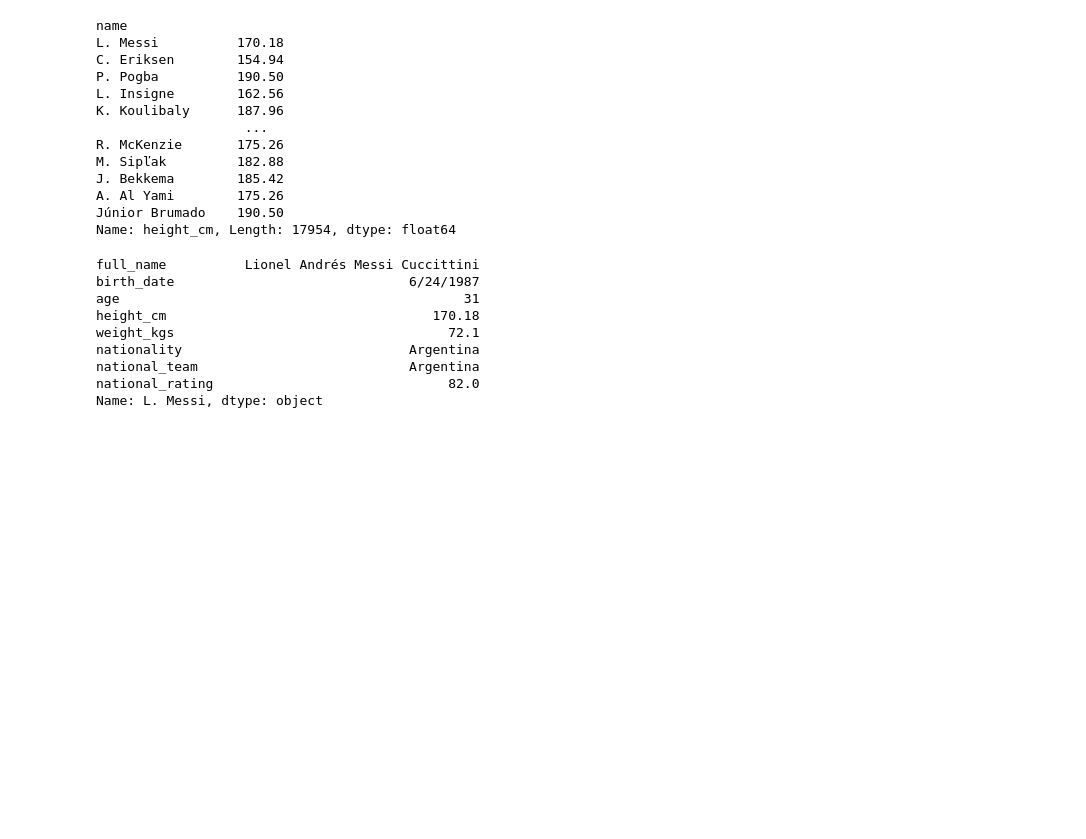
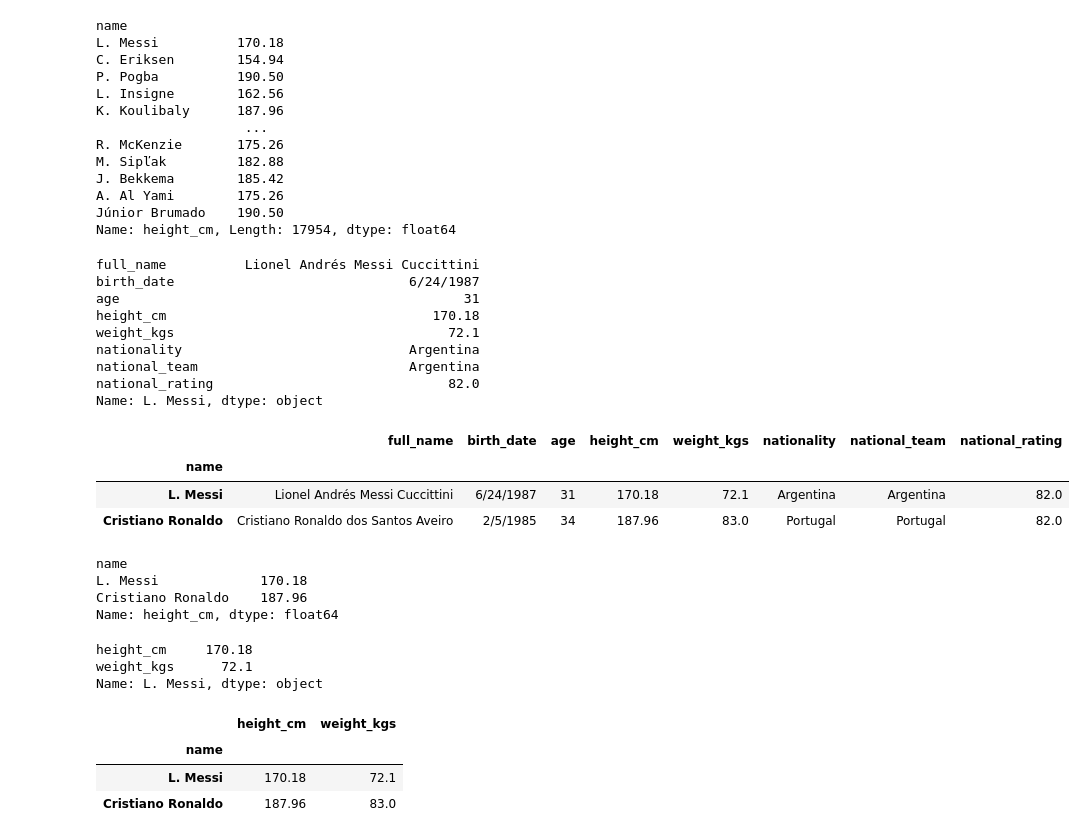
Before and after one commit to DiilaNa/Data_Science_with-Pandas, a Jupyter notebook: Project-1/DataExtractionWithPandas.ipynb, the cells around one changed output. Saved outputs shown, nothing was run; the diff lists cells and outputs as text; code cells hidden in the pictures; blank space fills up the shorter version.

Commit message:
# selecting with a list of values

```diff
--- a/Project-1/DataExtractionWithPandas.ipynb
+++ b/Project-1/DataExtractionWithPandas.ipynb
@@ -128,3 +128,36 @@ nationality                             Argentina
 national_team                           Argentina
 national_rating                              82.0
 Name: L. Messi, dtype: object
+# %%
+# selecting with a list of values
+
+# get all data about messi and ronaldo
+df_players.loc[['L. Messi','Cristiano Ronaldo']]
+# %% [output]
+|  | full_name | birth_date | age | height_cm | weight_kgs | nationality | national_team | national_rating |
+| name |  |  |  |  |  |  |  |  |
+| L. Messi | Lionel Andrés Messi Cuccittini | 6/24/1987 | 31 | 170.18 | 72.1 | Argentina | Argentina | 82.0 |
+| Cristiano Ronaldo | Cristiano Ronaldo dos Santos Aveiro | 2/5/1985 | 34 | 187.96 | 83.0 | Portugal | Portugal | 82.0 |
+# %%
+# get the height of messi and ronaldo
+df_players.loc[['L. Messi','Cristiano Ronaldo'],'height_cm']
+# %% [output]
+name
+L. Messi             170.18
+Cristiano Ronaldo    187.96
+Name: height_cm, dtype: float64
+# %%
+# get height and weight of messi
+df_players.loc['L. Messi',['height_cm','weight_kgs']]
+# %% [output]
+height_cm     170.18
+weight_kgs      72.1
+Name: L. Messi, dtype: object
+# %%
+# get height and weight of messi and ronaldo
+df_players.loc[['L. Messi','Cristiano Ronaldo'],['height_cm','weight_kgs']]
+# %% [output]
+|  | height_cm | weight_kgs |
+| name |  |  |
+| L. Messi | 170.18 | 72.1 |
+| Cristiano Ronaldo | 187.96 | 83.0 |
```
